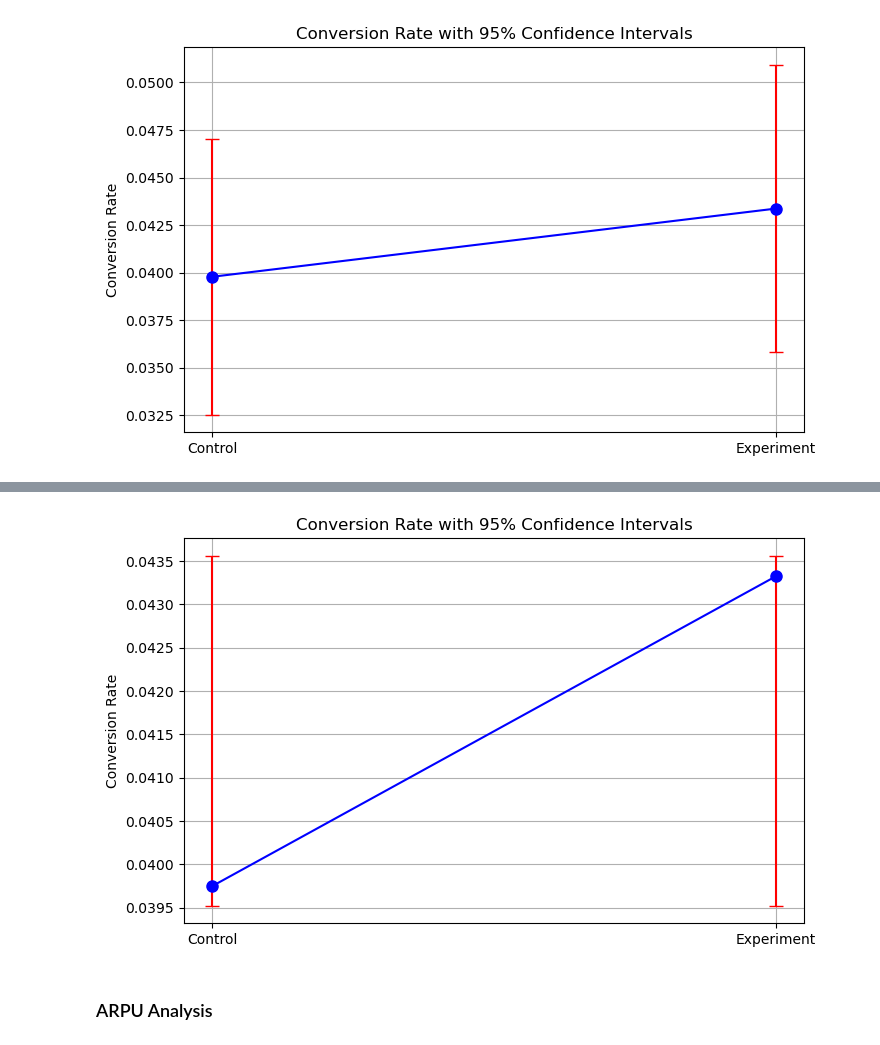
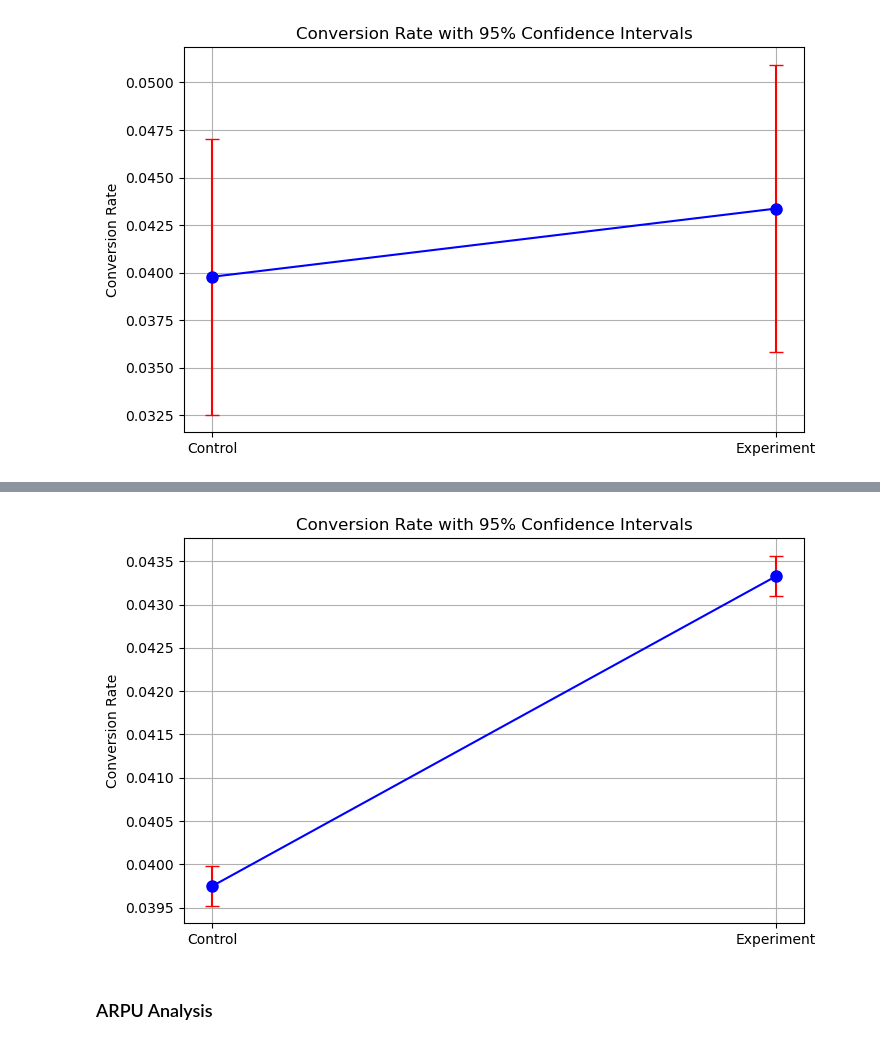
Before and after one commit to S0la1re/Product-Ranking-AB-Testing, a Jupyter notebook: main.ipynb, the cells around one changed output, grey strips where cells are left out. Saved outputs shown, nothing was run; the diff lists cells and outputs as text; code cells hidden in the pictures.

```diff
--- a/main.ipynb
+++ b/main.ipynb
@@ -555,0 +630,32 @@ plt.show()
+# %%
+# Calculate standard deviations for both groups
+control_std = control_bootstrap_means.std()
+experiment_std = experiment_bootstrap_means.std()
+
+# Sample size
+n_control_b = len(control_bootstrap_means)
+n_experiment_b = len(experiment_bootstrap_means)
+
+# Degrees of freedom
+df_control = n_control_b - 1
+df_experiment = n_experiment_b - 1
+
+# T-score for 95% confidence interval (two-tailed)
+t_score_control = stats.t.ppf(0.975, df_control)  # 0.975 for a 95% confidence interval
+t_score_experiment = stats.t.ppf(0.975, df_experiment)
+
+# Margin of error for control and experiment groups
+margin_of_error_control_b = t_score_control * (control_std / np.sqrt(n_control_b))
+margin_of_error_experiment_b = t_score_experiment * (experiment_std / np.sqrt(n_experiment_b))
+
+# Confidence interval bounds for control group
+lower_bound_control_b = control_bootstrap_mean - margin_of_error_control_b
+upper_bound_control_b = control_bootstrap_mean + margin_of_error_control_b
+
+# Confidence interval bounds for experiment group
+lower_bound_experiment_b = experiment_bootstrap_mean - margin_of_error_experiment_b
+upper_bound_experiment_b = experiment_bootstrap_mean + margin_of_error_experiment_b
+
+# Print results
+print(f"Control Group: Mean = {control_bootstrap_mean.values[0]*100:.2f}%, CI = [{lower_bound_control_b.values[0]*100:.2f}%, {upper_bound_control_b.values[0]*100:.2f}%]")
+print(f"Experiment Group: Mean = {experiment_bootstrap_mean.values[0]*100:.2f}%, CI = [{lower_bound_experiment_b.values[0]*100:.2f}%, {upper_bound_experiment_b.values[0]*100:.2f}%]")
@@ -627,20 +667,20 @@ Significant difference in means between groups.
 # %%
 # Data points
 categories = ['Control', 'Experiment']
-means = [control_bootstrap_mean, experiment_bootstrap_mean]
+means = [control_bootstrap_mean.values[0], experiment_bootstrap_mean.values[0]]
 errors = [margin_of_error_control_b, margin_of_error_experiment_b]
 
 # Plotting
 plt.figure(figsize=(8, 5))
 plt.errorbar(categories, means, yerr=errors, fmt='o', capsize=5, markersize=8, linestyle='-', color='blue', ecolor='red')
 
 # Title and labels
 plt.title('Conversion Rate with 95% Confidence Intervals')
 plt.ylabel('Conversion Rate')
 plt.grid(True)
 plt.show()
 # %% [output]
-[figure, old version]
+[figure, new version]
 # %% [markdown]
 ### ARPU Analysis
 # %%
```
Also changed, not shown: parts of 11 cells of this notebook.
